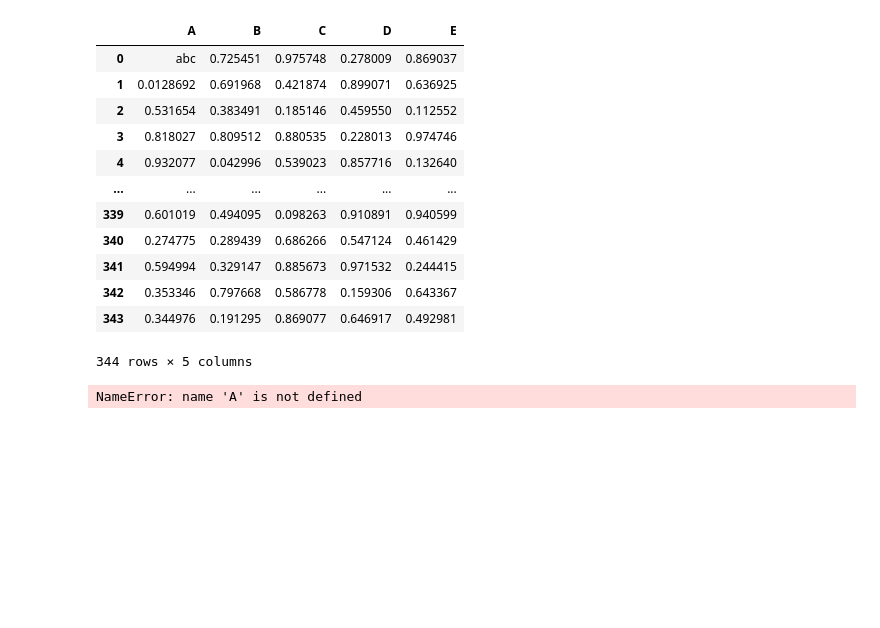
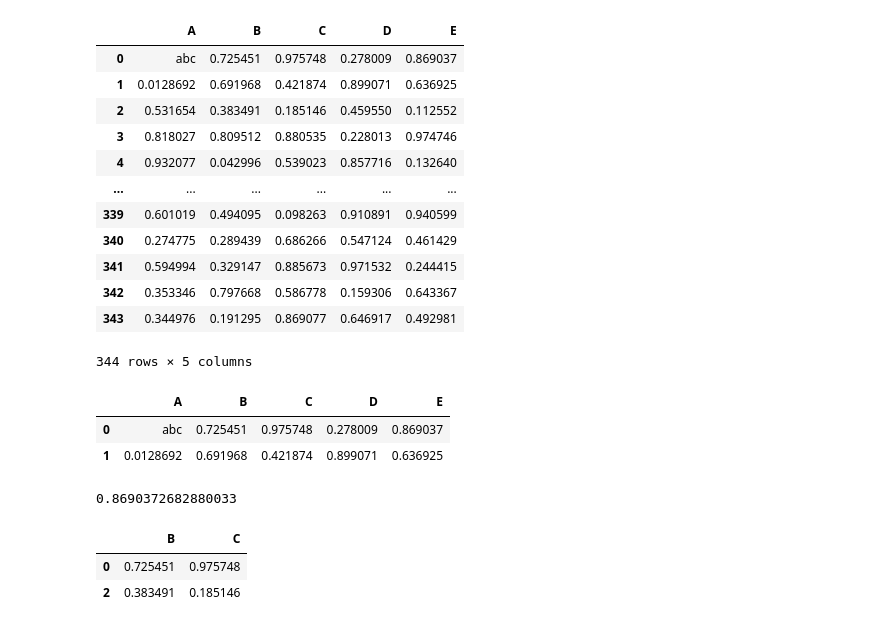
Before and after one commit to kajalubale/PythonTutorial, a Jupyter notebook: Simple pandas.ipynb, the cells around one changed output. Cells and saved outputs as stored; diff of their text form; code cells hidden in the pictures; blank space fills up the shorter version.

```diff
--- a/Simple pandas.ipynb
+++ b/Simple pandas.ipynb
@@ -403,8 +403,19 @@ newdf
 | 342 | 0.353346 | 0.797668 | 0.586778 | 0.159306 | 0.643367 |
 | 343 | 0.344976 | 0.191295 | 0.869077 | 0.646917 | 0.492981 |
 344 rows × 5 columns
-# %%
-newdf.loc[(newdf[A]<0.3) & (newdf[C]>0.1)]
-newdf
-# %% [output]
-NameError: name 'A' is not defined
+# %%
+newdf.head(2)
+# %% [output]
+|  | A | B | C | D | E |
+| 0 | abc | 0.725451 | 0.975748 | 0.278009 | 0.869037 |
+| 1 | 0.0128692 | 0.691968 | 0.421874 | 0.899071 | 0.636925 |
+# %%
+newdf.iloc[0,4]# show column E and 0 row value.
+# %% [output]
+0.8690372682880033
+# %%
+newdf.iloc[[0,2],[1,2]]
+# %% [output]
+|  | B | C |
+| 0 | 0.725451 | 0.975748 |
+| 2 | 0.383491 | 0.185146 |
```
Also changed, not shown: parts of 7 cells of this notebook, 1 other file.
